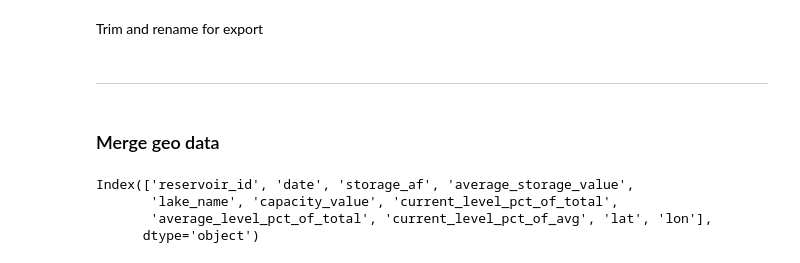
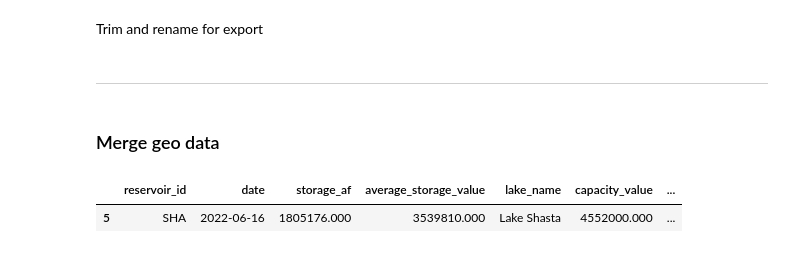
Before and after one commit to datadesk/california-drought-scrapers, a Jupyter notebook: processors/reservoirs-all.ipynb, the cells around one changed output. Cells and saved outputs as stored; diff of their text form; code cells hidden in the pictures.

```diff
--- a/processors/reservoirs-all.ipynb
+++ b/processors/reservoirs-all.ipynb
@@ -274,7 +272,7 @@ merge_coords.to_csv("../data/processed/reservoirs/reservoirs-with-points.csv", i
 # %%
-merge_coords.columns
+merge_coords.lake_name = merge_coords.lake_name.str.strip()
-# %% [output]
-Index(['reservoir_id', 'date', 'storage_af', 'average_storage_value',
-       'lake_name', 'capacity_value', 'current_level_pct_of_total',
-       'average_level_pct_of_total', 'current_level_pct_of_avg', 'lat', 'lon'],
-      dtype='object')
+# %%
+merge_coords[merge_coords.lake_name=="Lake Shasta"]
+# %% [output]
+|  | reservoir_id | date | storage_af | average_storage_value | lake_name | capacity_value | ... |
+| 5 | SHA | 2022-06-16 | 1805176.000 | 3539810.000 | Lake Shasta | 4552000.000 | ... |
```
Also changed, not shown: parts of 2 cells of this notebook, 1 other file.
